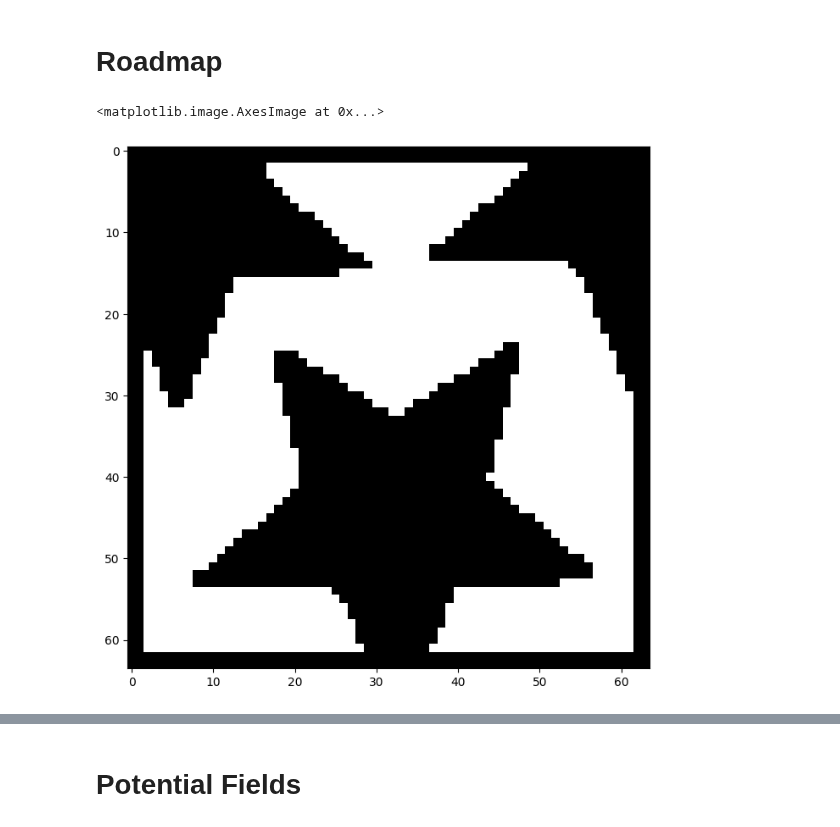
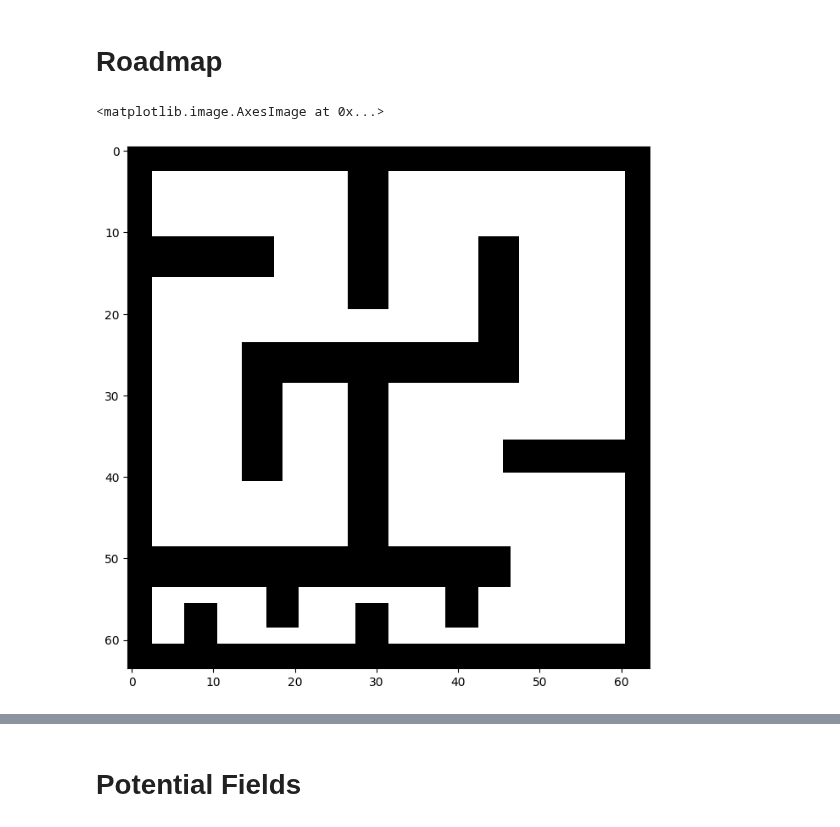
Before and after one commit to EnnesJp/robotica-movel-tp1, a Jupyter notebook: TP2/robotica-movel-tp2.ipynb, the cells around one changed output, grey strips where cells are left out. Saved outputs shown, nothing was run; the diff lists cells and outputs as text; code cells hidden in the pictures.

```diff
--- a/TP2/robotica-movel-tp2.ipynb
+++ b/TP2/robotica-movel-tp2.ipynb
@@ -19,20 +39,20 @@ def Rz(theta):
 # %%
 # Select a map
 
 fig = plt.figure(figsize=(8,8), dpi=100)
 ax = fig.add_subplot(111, aspect='equal')
 
 # Invertendo os valores para visualização (Branco - 0, Preto - 1)
 # img = 1 - mpimg.imread('img/mapa.png')
-img = 1 - mpimg.imread('img/star.png')
+img = 1 - mpimg.imread('img/hard.png')
 
 # Apenas para garantir que só teremos esses dois valores
 threshold = 0.01
 img[img >= threshold] = 1
 img[img < threshold] = 0
 
 ax.imshow(img, cmap='Greys', origin='upper')
 # %% [output]
 <matplotlib.image.AxesImage at 0x...>
-[figure, old version]
+[figure, new version]
 # %%
```
Also changed, not shown: parts of 6 cells of this notebook, 5 other files.
